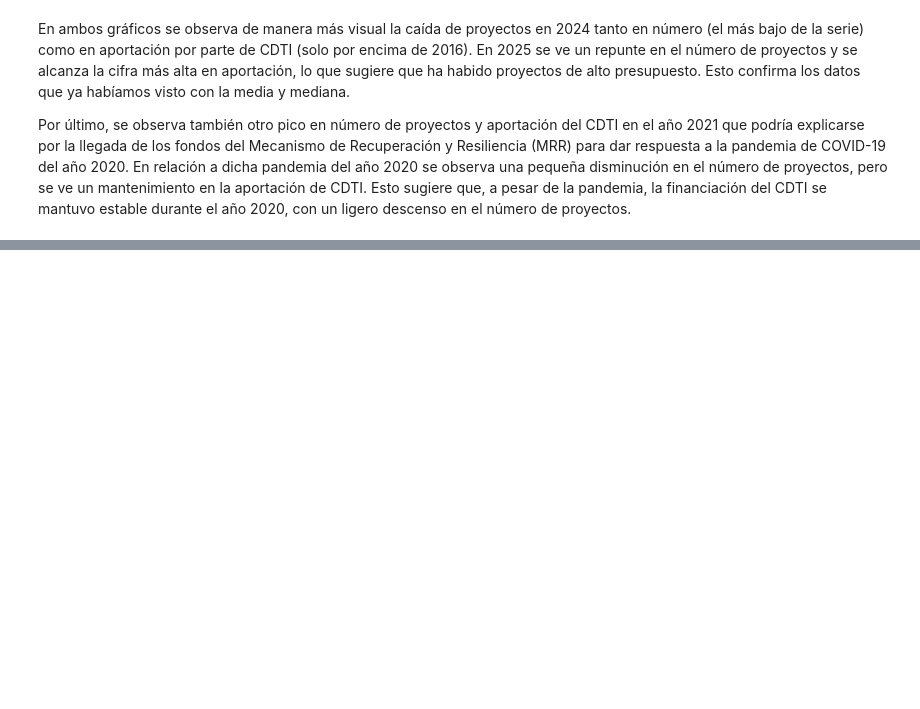
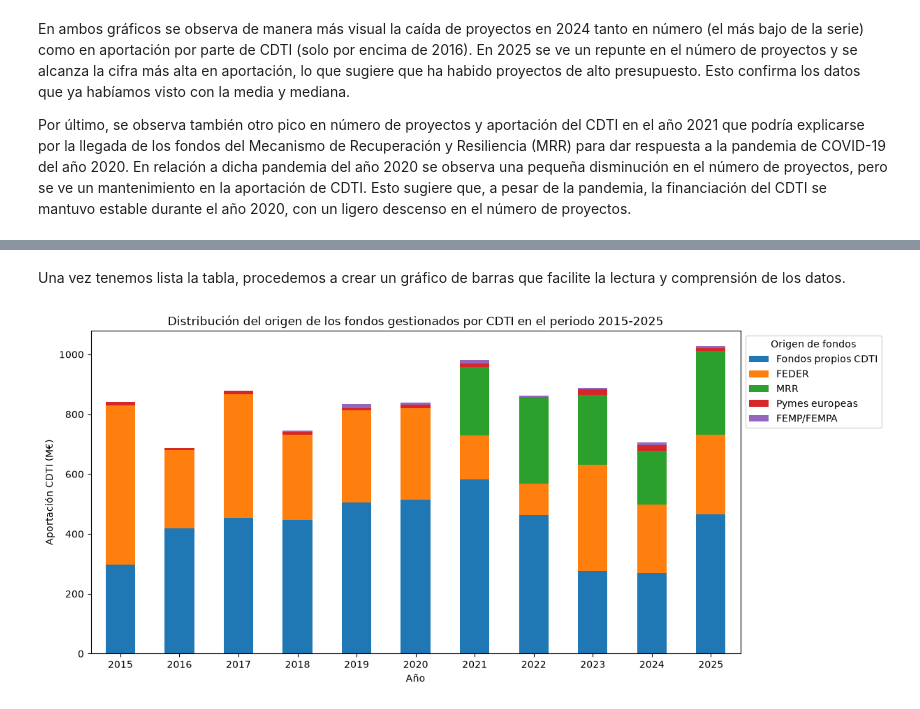
Before and after one commit to JacoboDX/cdti-funding-analysis, a Jupyter notebook: notebooks/analisis.ipynb, the cells around one changed output, grey strips where cells are left out. Cells and saved outputs as stored; diff of their text form; code cells hidden in the pictures; blank space fills up the shorter version.

Commit message:
Análisis de la evolución temporal y por origen de los fondos

```diff
--- a/notebooks/analisis.ipynb
+++ b/notebooks/analisis.ipynb
@@ -276,3 +280,8 @@ Vemos que no existen categorías duplicadas. Sin embargo, hay muchas categorías
+# %%
+columnas_str = ['Razón Social','NIF Razón Social','Tipo Entidad','PYME','Título Proyecto','CCAA','Provincia','Localidad','Código Postal','Tipo de Ayuda','Instrumento Financiero','Área Sectorial','CNAE','Origen de Fondos']
+
+for col in columnas_str:
+    df_cdti[col] = df_cdti[col].str.strip()
 # %% [markdown]
 ## 3. Análisis exploratorio
 Una vez finalizado el proceso de limpieza de los datos comenzamos con las tareas de análisis. Los primeros aspectos importantes para conocer son la evolución temporal de las ayudas, la relación de las ayudas según las diferentes convocatorias e instrumentos, la distribución de las ayudas por todo el territorio español, la distribución de las ayudas por sectores empresariales y las diferentes temáticas de los proyectos.
@@ -347,0 +392,15 @@ Por último, se observa también otro pico en número de proyectos y aportación
+# %%
+origen_fondos = {
+    'Centro de Desarrollo Tecnológico e Innovación':'Fondos propios CDTI',
+    'Programa Operativo Plurirregional de España':'FEDER',
+    'Mecanismo Europeo de Recuperacion y Resilencia':'MRR',
+    'FEDER 2021-27':'FEDER',
+    'Fondo EUROSTAR':'Pymes europeas',
+    'Fondo Tecnológico':'FEDER',
+    'Susceptible FEDER 2021-27':'FEDER',
+    'Fondo Europeo Marítimo y de la Pesca':'FEMP/FEMPA',
+    'Fondo Tecnológico Estratégico':'FEDER',
+    'Fondo Europeo Marítimo, de Pesca y de Acuicultura':'FEMP/FEMPA',
+    'SUSCEPTIBLE POPE':'FEDER'
+    }
+df_cdti['Origen de fondos agrupado'] = df_cdti['Origen de Fondos'].map(origen_fondos)
@@ -347,0 +427,5 @@ Por último, se observa también otro pico en número de proyectos y aportación
+# %%
+aportacion_origen = df_cdti.groupby(['Año','Origen de fondos agrupado'])['Aportación CDTI'].sum().unstack()
+aportacion_origen = (aportacion_origen/1000000).fillna(0)
+aportacion_origen = aportacion_origen[['Fondos propios CDTI','FEDER','MRR','Pymes europeas','FEMP/FEMPA']]
+aportacion_origen
@@ -347,0 +464,11 @@ Por último, se observa también otro pico en número de proyectos y aportación
+# %% [markdown]
+Una vez tenemos lista la tabla, procedemos a crear un gráfico de barras que facilite la lectura y comprensión de los datos.
+# %%
+aportacion_origen.plot(kind='bar',rot=0,stacked=True,figsize=(12,6))
+plt.legend(bbox_to_anchor=(1,1),loc='upper left',title='Origen de fondos')
+plt.title('Distribución del origen de los fondos gestionados por CDTI en el periodo 2015-2025')
+plt.xlabel('Año')
+plt.ylabel('Aportación CDTI (M€)')
+plt.show()
+# %% [output]
+[figure, added]
```
Also changed, not shown: parts of 15 cells of this notebook.
